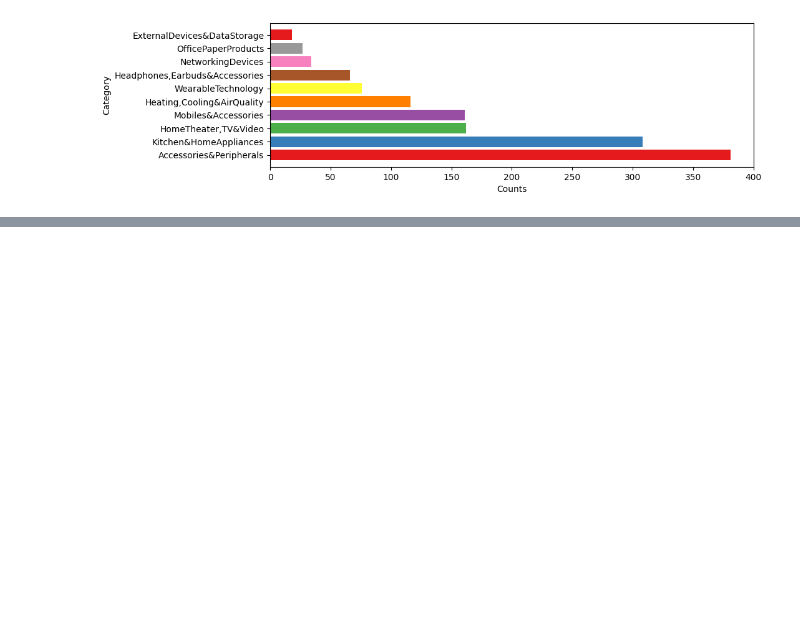
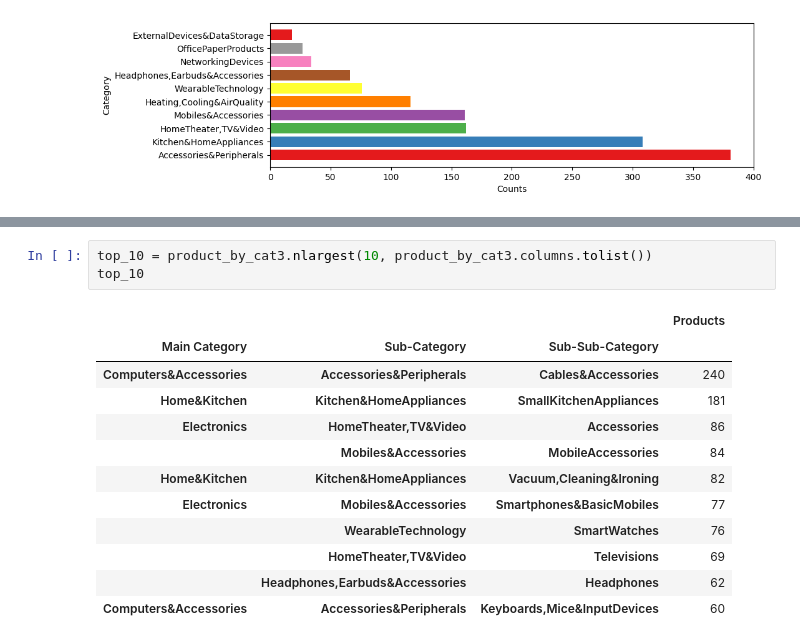
Before and after one commit to Enlightenus/Amazon_sales_analysis, a Jupyter notebook: amazon_analysis.ipynb, the cells around one changed output, grey strips where cells are left out. Saved outputs shown, nothing was run; the diff lists cells and outputs as text; blank space fills up the shorter version.

```diff
--- a/amazon_analysis.ipynb
+++ b/amazon_analysis.ipynb
@@ -320,0 +331,16 @@ plt.show()
+# %%
+top_10 = product_by_cat3.nlargest(10, product_by_cat3.columns.tolist())
+top_10
+# %% [output]
+|  |  |  | Products |
+| Main Category | Sub-Category | Sub-Sub-Category |  |
+| Computers&Accessories | Accessories&Peripherals | Cables&Accessories | 240 |
+| Home&Kitchen | Kitchen&HomeAppliances | SmallKitchenAppliances | 181 |
+| Electronics | HomeTheater,TV&Video | Accessories | 86 |
+|  | Mobiles&Accessories | MobileAccessories | 84 |
+| Home&Kitchen | Kitchen&HomeAppliances | Vacuum,Cleaning&Ironing | 82 |
+| Electronics | Mobiles&Accessories | Smartphones&BasicMobiles | 77 |
+|  | WearableTechnology | SmartWatches | 76 |
+|  | HomeTheater,TV&Video | Televisions | 69 |
+|  | Headphones,Earbuds&Accessories | Headphones | 62 |
+| Computers&Accessories | Accessories&Peripherals | Keyboards,Mice&InputDevices | 60 |
```
Also changed, not shown: parts of 3 cells of this notebook.
